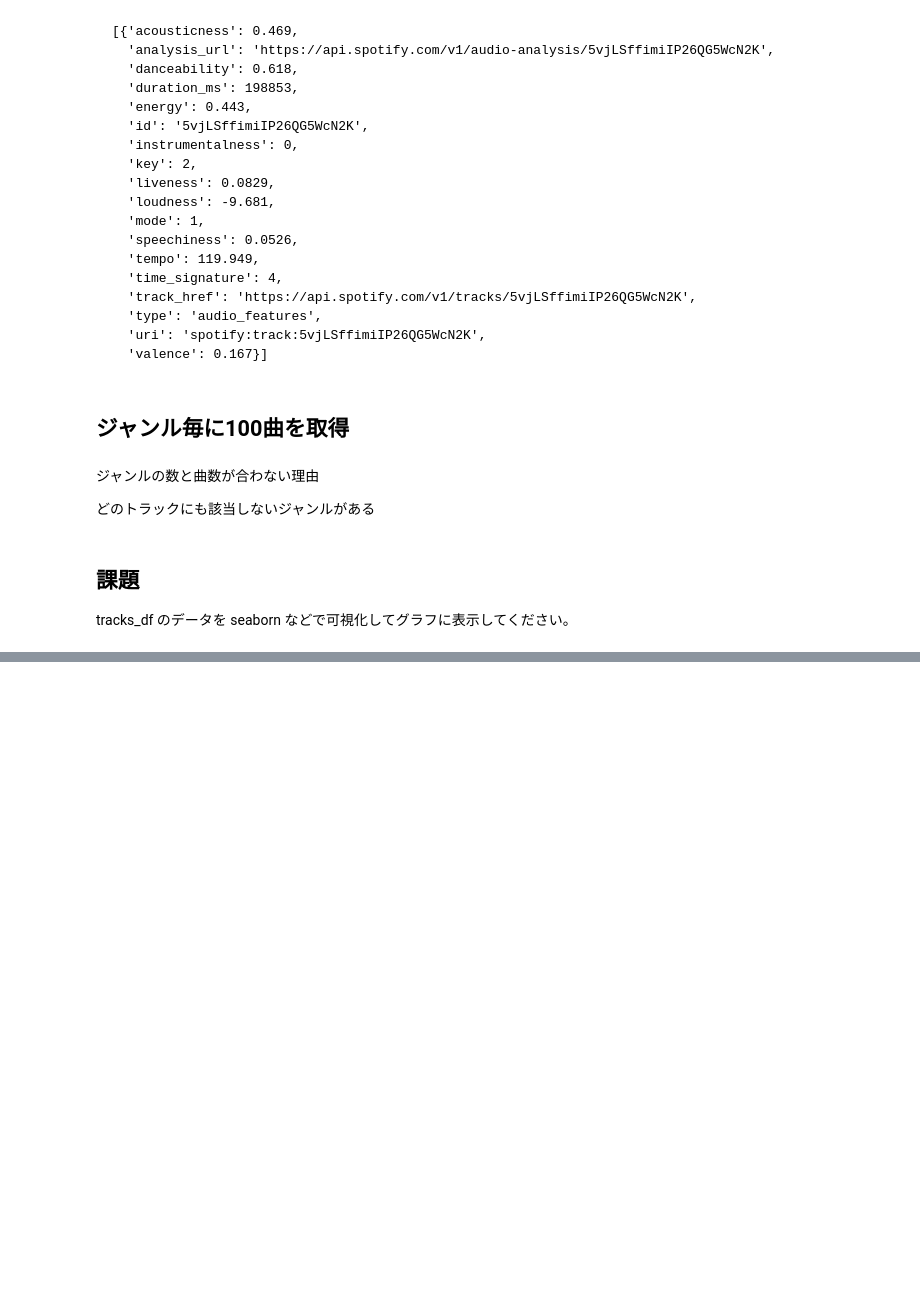
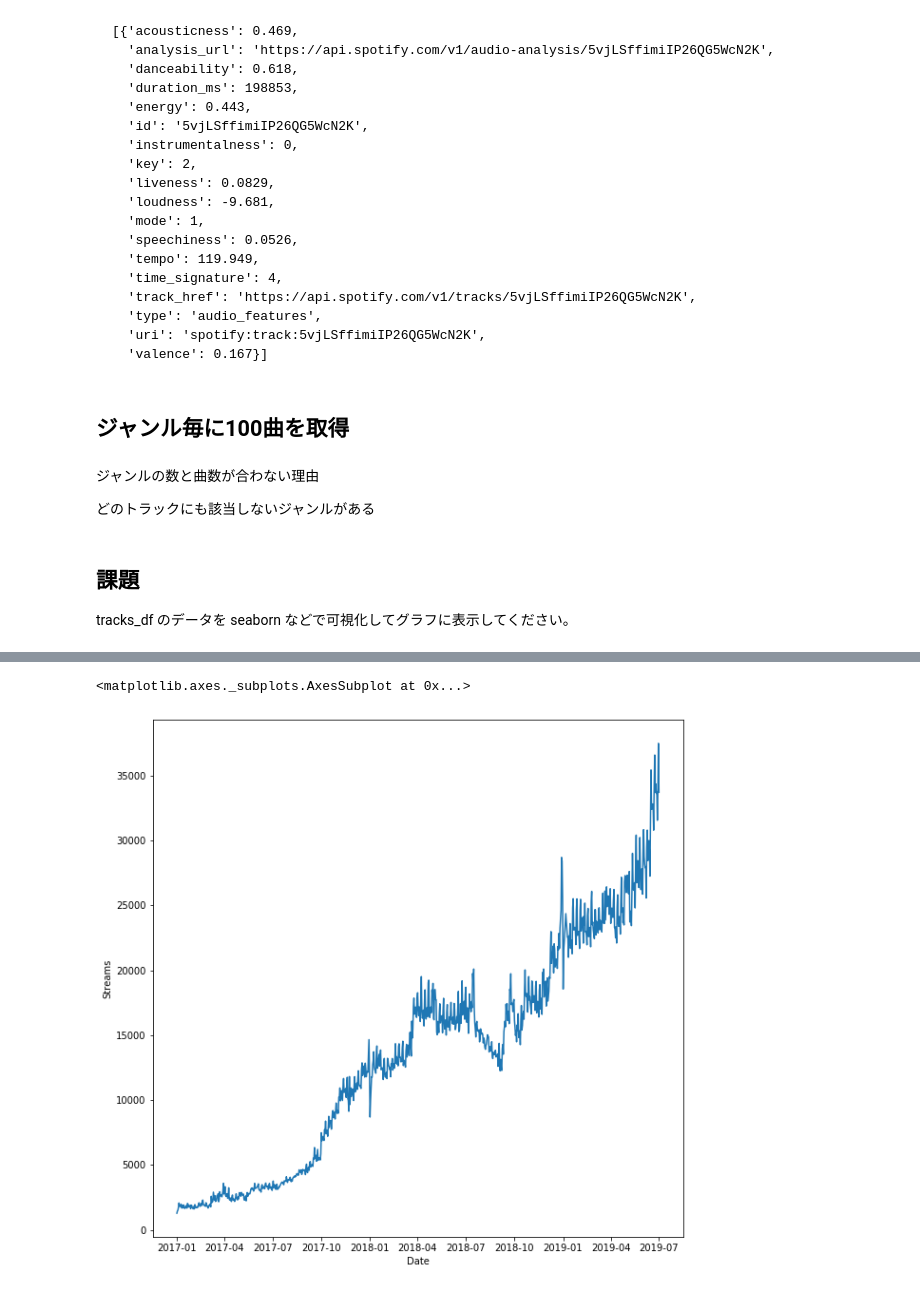
Before and after one commit to loverico/python_lecture, a Jupyter notebook: [Python講座]第4回Spotify_APIを用いたデータ分析.ipynb, the cells around one changed output, grey strips where cells are left out. Saved outputs shown, nothing was run; the diff lists cells and outputs as text; code cells hidden in the pictures; blank space fills up the shorter version.

```diff
--- a/[Python講座]第4回Spotify_APIを用いたデータ分析.ipynb
+++ b/[Python講座]第4回Spotify_APIを用いたデータ分析.ipynb
@@ -542,0 +749,5 @@ tracks_df のデータを seaborn などで可視化してグラフに表示し
+# %%
+#ストリーミングランキングを取得
+# spotify_streaming= pd.read_csv("./files/Spotify_Daily_Streaming.csv")
+# date型に変換
+spotify_streaming["Date"] =pd.to_datetime(spotify_streaming["Date"])
@@ -542,0 +758,10 @@ tracks_df のデータを seaborn などで可視化してグラフに表示し
+# %%
+# from util.util import ps_dump, ps_load,get_var_names
+# ps_dump(get_var_names(spotify_streaming))
+# spotify_streaming
+import pickle
+import pandas as pd
+# with open("./files/spotify_streaming.pkl", "wb") as f:
+#     pickle.dump(spotify_streaming,f)
+with open("./files/spotify_streaming.pkl", "rb") as f:
+    spotify_streaming = pickle.load(f)
@@ -542,0 +827,4 @@ tracks_df のデータを seaborn などで可視化してグラフに表示し
+# %%
+SoY_trend = spotify_streaming[(spotify_streaming["Track URL"] == track_url_SoY) & (spotify_streaming.Country == "Japan")].sort_values("Date")
+Utiage_trend = spotify_streaming[(spotify_streaming["Track URL"] == track_url_Utiage) & (spotify_streaming.Country == "Japan")].sort_values("Date")
+wataridori_trend = spotify_streaming[(spotify_streaming["Track URL"] == "https://open.spotify.com/track/0ve9Tpz8Yw0I4eXhWsy21o") & (spotify_streaming.Country == "Japan")].sort_values("Date")
@@ -542,0 +833,11 @@ tracks_df のデータを seaborn などで可視化してグラフに表示し
+# %%
+# 今までのトレンド
+
+import seaborn as sns
+import matplotlib.pyplot as plt
+%matplotlib inline
+plt.subplots( figsize=(10, 10))
+sns.lineplot(x="Date",y="Streams",data=wataridori_trend )
+# %% [output]
+<matplotlib.axes._subplots.AxesSubplot at 0x...>
+[figure, added]
```
Also changed, not shown: parts of 74 cells of this notebook, 5 other files.
